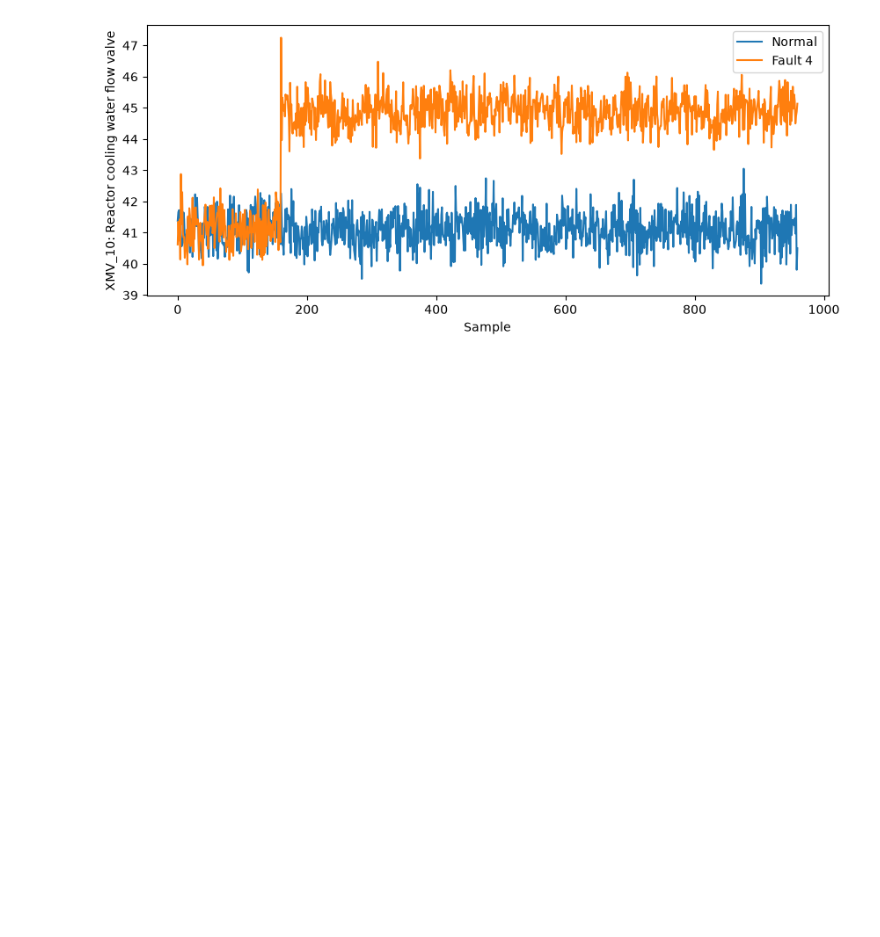
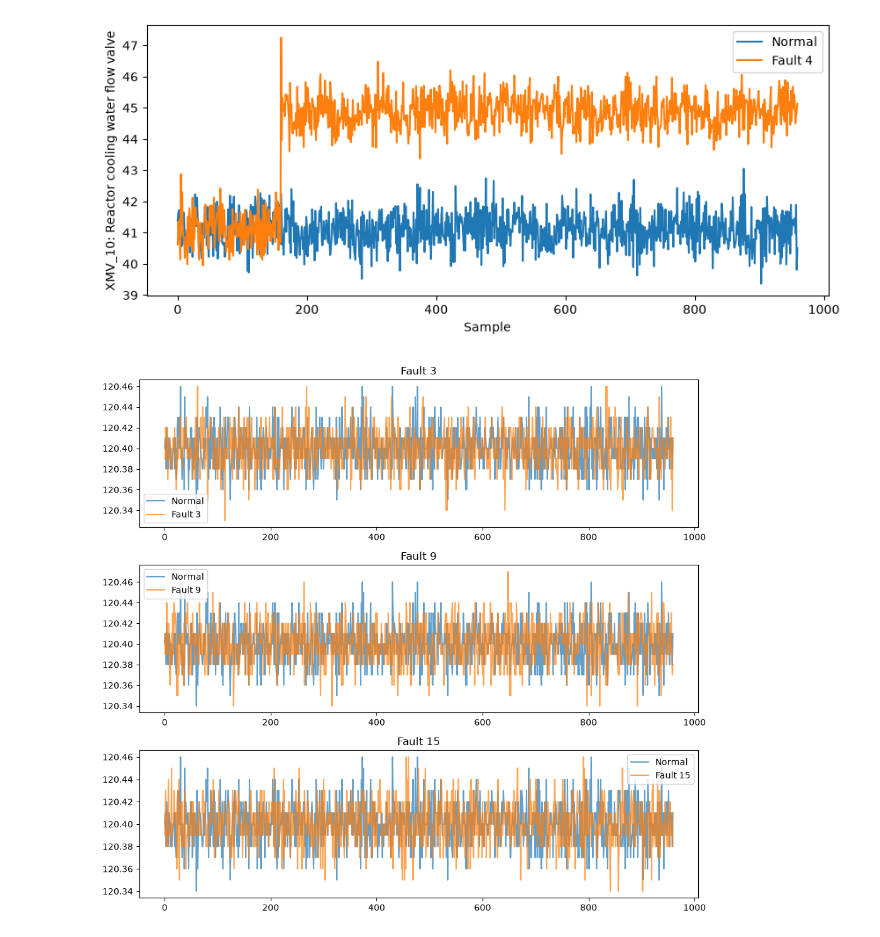
Before and after one commit to BoniYu/tep-fault-detection, a Jupyter notebook: notebooks/eda.ipynb, the cells around one changed output. Cells and saved outputs as stored; diff of their text form; code cells hidden in the pictures; blank space fills up the shorter version.

```diff
--- a/notebooks/eda.ipynb
+++ b/notebooks/eda.ipynb
@@ -134,3 +134,19 @@ ax.legend()
 plt.show()
 # %% [output]
 [figure]
+# %%
+fig, axes = plt.subplots(3, 1, figsize=(10, 9))
+
+hard_faults = [3, 9, 15]
+
+for i, f in enumerate(hard_faults):
+    fault_data = test[test["faultNumber"] == f]
+    axes[i].plot(normal["XMEAS_9"].values, label="Normal", alpha=0.7)
+    axes[i].plot(fault_data["XMEAS_9"].values, label=f"Fault {f}", alpha=0.7)
+    axes[i].set_title(f"Fault {f}")
+    axes[i].legend()
+
+plt.tight_layout()
+plt.show()
+# %% [output]
+[figure, added]
```
Also changed, not shown: 1 other file.
